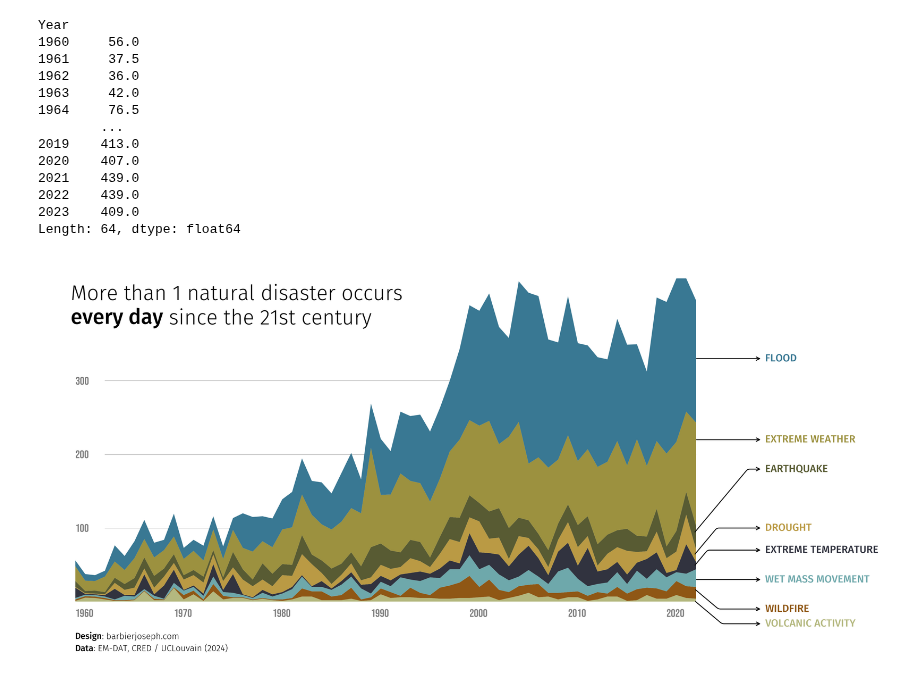
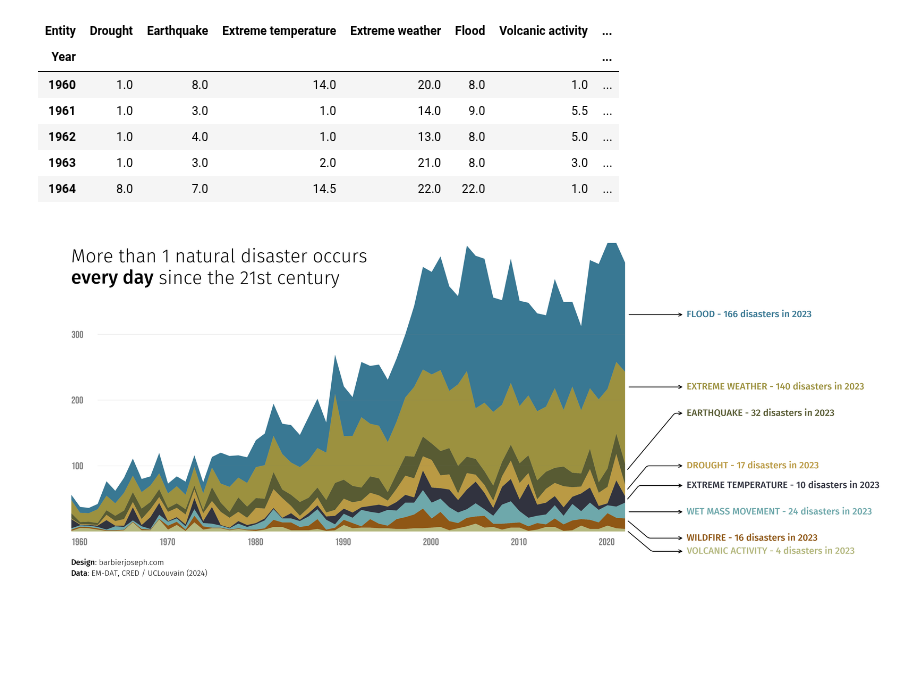
Before and after one commit to JosephBARBIERDARNAL/misc-dataviz, a Jupyter notebook: natural-disaster/code.ipynb, the cells around one changed output. Drawn from its saved outputs; the diff is of its cells as text; code cells hidden in the pictures; blank space fills up the shorter version.

```diff
--- a/natural-disaster/code.ipynb
+++ b/natural-disaster/code.ipynb
@@ -21,23 +21,17 @@ df.loc[1900, :] = df.loc[1900, :].fillna(0)
 df = df[df.index >= 1960]
 df = df[df.index <= 2023]
 df = df.interpolate(axis=1)
-df.sum(axis=1)
+df.head()
 # %% [output]
-Year
-1960     56.0
-1961     37.5
-1962     36.0
-1963     42.0
-1964     76.5
-        ...
-2019    413.0
-2020    407.0
-2021    439.0
-2022    439.0
-2023    409.0
-Length: 64, dtype: float64
+| Entity | Drought | Earthquake | Extreme temperature | Extreme weather | Flood | Volcanic activity | ... |
+| Year |  |  |  |  |  |  | ... |
+| 1960 | 1.0 | 8.0 | 14.0 | 20.0 | 8.0 | 1.0 | ... |
+| 1961 | 1.0 | 3.0 | 1.0 | 14.0 | 9.0 | 5.5 | ... |
+| 1962 | 1.0 | 4.0 | 1.0 | 13.0 | 8.0 | 5.0 | ... |
+| 1963 | 1.0 | 3.0 | 2.0 | 21.0 | 8.0 | 3.0 | ... |
+| 1964 | 8.0 | 7.0 | 14.5 | 22.0 | 22.0 | 1.0 | ... |
 # %%
-def inflexion_arrow(ax, start, end, connectionstyle, color="black", transform=None, epsilon=1e-6):
+def arrow_inflexion(ax, start, end, connectionstyle, color="black", transform=None, epsilon=1e-6):
     x1, y1 = start
     x2, y2 = end
     if x2 == x1:
@@ -91,7 +85,7 @@ ax.stackplot(x, areas, colors=colors)
 
 fig_text(
    s='More than 1 natural disaster occurs\n<every day> since the 21st century',
-   x=.155, y=.83, fontsize=24,
+   x=.16, y=.83, fontsize=24,
    ha='left', va='top', color='black',
    font=other_font, fig=fig,
    highlight_textprops=[{'font': other_bold_font}]
@@ -111,42 +105,44 @@ for value in range(100, 400, 100):
       va='center', ha='left',
       font=font, fontsize=13,
       color='grey'
    )
-   ax.plot([1963, 2023], [value, value], color='grey', lw=.4, zorder=-1)
+   ax.plot([1963, 2023], [value, value], color='grey', lw=.1)
 
 text = """
 <Design>: barbierjoseph.com
 <Data>: EM-DAT, CRED / UCLouvain (2024)
 """
 fig_text(
    s=text, x=.16, y=.05,
    fontsize=10, ha='left', va='top',
    color='black', fontproperties=other_font,
    highlight_textprops=[{'font': other_bold_font},{'font': other_bold_font}]
 )
 y_pos = [330, 220, 180, 100, 70, 30, -10, -30]
 for i in range(len(y_pos)):
+   country = columns[::-1][i]
+   val_2023 = int(df.loc[2023, country])
    ax_text(
-      x=2030, y=y_pos[i], s=columns[::-1][i].upper(),
+      x=2030, y=y_pos[i], s=f"{country.upper()} - {val_2023} disasters in 2023",
       va='center', ha='left',
       font=other_bold_font, fontsize=12,
       color=colors[7-i]
    )
 
 # add inflexion arrows
-x_axis_start = 2022.6
+x_axis_start = 2023
 x_axis_end = 2030
 radius = 10
-inflexion_arrow(ax, (x_axis_end, 330), (x_axis_start, 330), f"angle,angleA=180,angleB=90,rad={radius}")
-inflexion_arrow(ax, (x_axis_end, 220), (x_axis_start, 220), f"angle,angleA=180,angleB=90,rad={radius}")
-inflexion_arrow(ax, (x_axis_end, 180), (x_axis_start, 90), f"angle,angleA=50,angleB=180,rad={radius}")
-inflexion_arrow(ax, (x_axis_end, 100), (x_axis_start, 60), f"angle,angleA=50,angleB=180,rad={radius}")
-inflexion_arrow(ax, (x_axis_end, 70), (x_axis_start, 45), f"angle,angleA=50,angleB=180,rad={radius}")
-inflexion_arrow(ax, (x_axis_end, 30), (x_axis_start, 30), f"angle,angleA=180,angleB=90,rad={radius}")
-inflexion_arrow(ax, (x_axis_end, -10), (x_axis_start, 20), f"angle,angleA=140,angleB=180,rad={radius}")
-inflexion_arrow(ax, (x_axis_end, -30), (x_axis_start, 4), f"angle,angleA=140,angleB=180,rad={radius}")
+arrow_inflexion(ax, (x_axis_end, 330), (x_axis_start, 330), f"angle,angleA=180,angleB=90,rad={radius}")
+arrow_inflexion(ax, (x_axis_end, 220), (x_axis_start, 220), f"angle,angleA=180,angleB=90,rad={radius}")
+arrow_inflexion(ax, (x_axis_end, 180), (x_axis_start, 90), f"angle,angleA=50,angleB=180,rad={radius}")
+arrow_inflexion(ax, (x_axis_end, 100), (x_axis_start, 60), f"angle,angleA=50,angleB=180,rad={radius}")
+arrow_inflexion(ax, (x_axis_end, 70), (x_axis_start, 45), f"angle,angleA=50,angleB=180,rad={radius}")
+arrow_inflexion(ax, (x_axis_end, 30), (x_axis_start, 30), f"angle,angleA=180,angleB=90,rad={radius}")
+arrow_inflexion(ax, (x_axis_end, -10), (x_axis_start, 20), f"angle,angleA=140,angleB=180,rad={radius}")
+arrow_inflexion(ax, (x_axis_end, -30), (x_axis_start, 4), f"angle,angleA=140,angleB=180,rad={radius}")
 
 plt.savefig('natural-disasters.png', bbox_inches='tight', dpi=300)
 plt.show()
 # %% [output]
-[figure, old version]
+[figure, new version]
```
Also changed, not shown: parts of 1 cell of this notebook, 1 other file.
